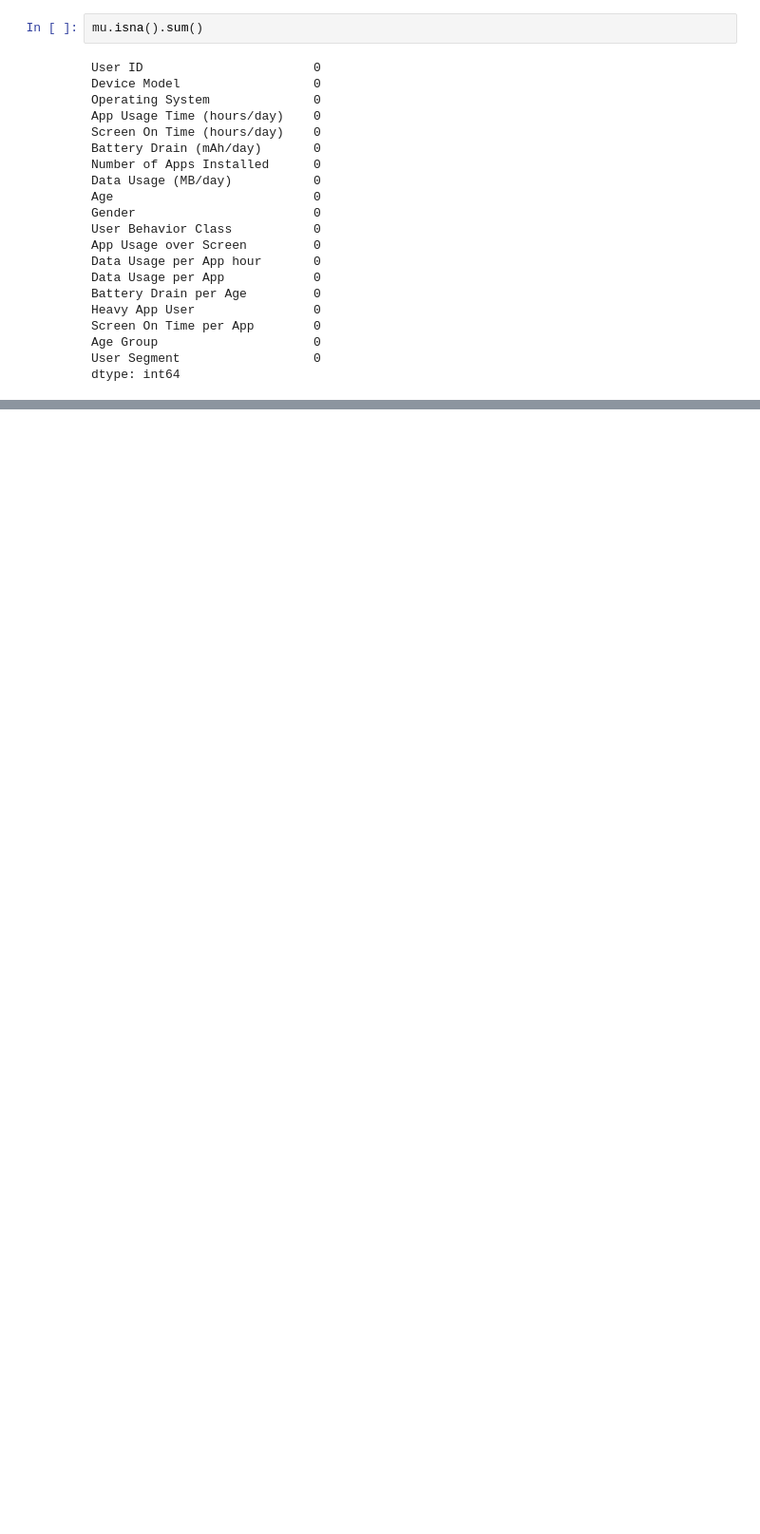
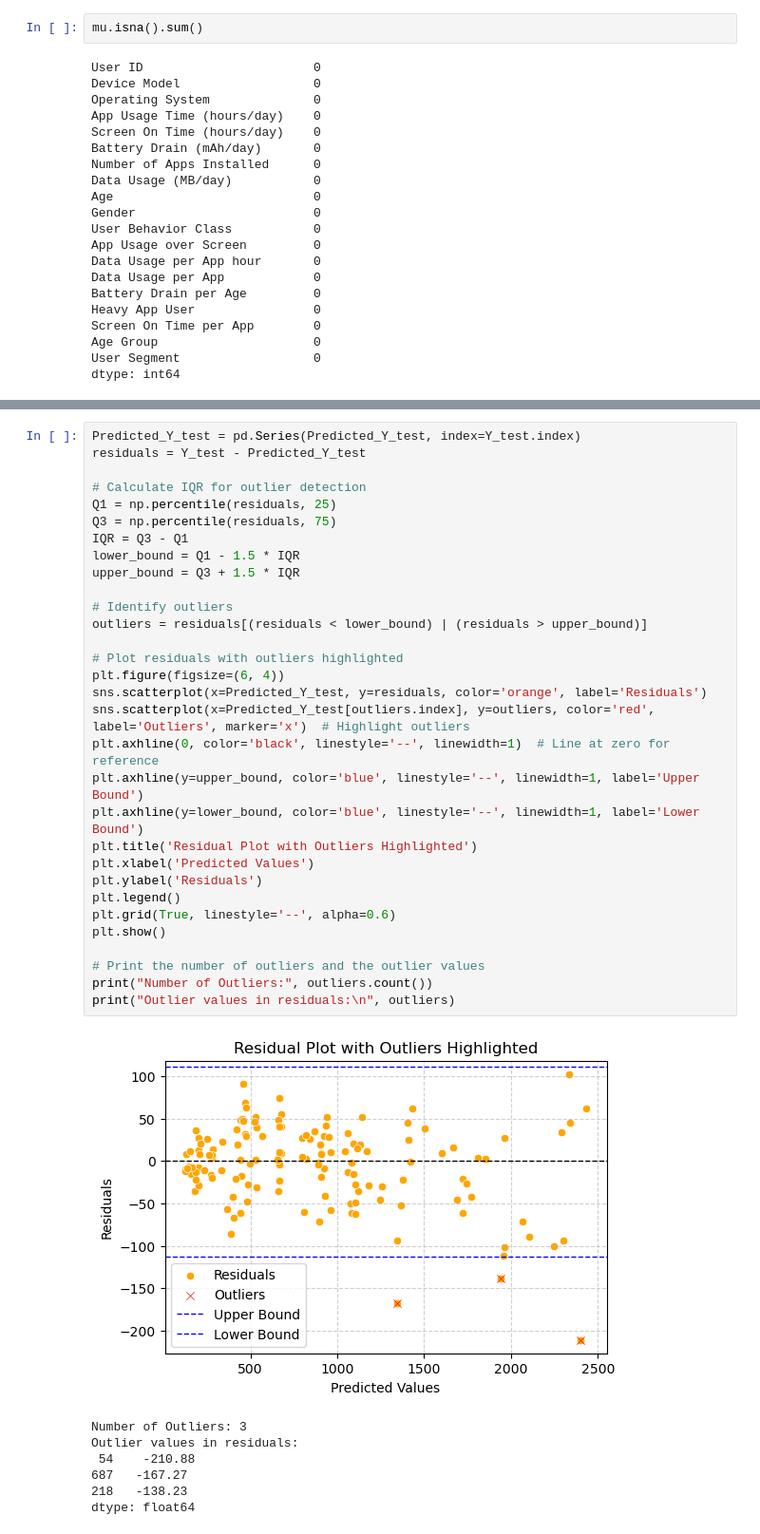
Before and after one commit to Zhiweikau/User_Behavior_Classification_and_Data_Usage_Prediction, a Jupyter notebook: Python/User Behavior Classification and Data Usage Prediction.ipynb, the cells around one changed output, grey strips where cells are left out. Shown at 95% size. Cells and saved outputs as stored; diff of their text form; blank space fills up the shorter version.

```diff
--- a/Python/User Behavior Classification and Data Usage Prediction.ipynb
+++ b/Python/User Behavior Classification and Data Usage Prediction.ipynb
@@ -695,0 +660,39 @@ Name: Data Usage (MB/day), dtype: float64
+# %%
+Predicted_Y_test = pd.Series(Predicted_Y_test, index=Y_test.index)
+residuals = Y_test - Predicted_Y_test
+
+# Calculate IQR for outlier detection
+Q1 = np.percentile(residuals, 25)
+Q3 = np.percentile(residuals, 75)
+IQR = Q3 - Q1
+lower_bound = Q1 - 1.5 * IQR
+upper_bound = Q3 + 1.5 * IQR
+
+# Identify outliers
+outliers = residuals[(residuals < lower_bound) | (residuals > upper_bound)]
+
+# Plot residuals with outliers highlighted
+plt.figure(figsize=(6, 4))
+sns.scatterplot(x=Predicted_Y_test, y=residuals, color='orange', label='Residuals')
+sns.scatterplot(x=Predicted_Y_test[outliers.index], y=outliers, color='red', label='Outliers', marker='x')  # Highlight outliers
+plt.axhline(0, color='black', linestyle='--', linewidth=1)  # Line at zero for reference
+plt.axhline(y=upper_bound, color='blue', linestyle='--', linewidth=1, label='Upper Bound')
+plt.axhline(y=lower_bound, color='blue', linestyle='--', linewidth=1, label='Lower Bound')
+plt.title('Residual Plot with Outliers Highlighted')
+plt.xlabel('Predicted Values')
+plt.ylabel('Residuals')
+plt.legend()
+plt.grid(True, linestyle='--', alpha=0.6)
+plt.show()
+
+# Print the number of outliers and the outlier values
+print("Number of Outliers:", outliers.count())
+print("Outlier values in residuals:\n", outliers)
+# %% [output]
+[figure, added]
+Number of Outliers: 3
+Outlier values in residuals:
+ 54    -210.88
+687   -167.27
+218   -138.23
+dtype: float64
```
Also changed, not shown: parts of 9 cells of this notebook.
